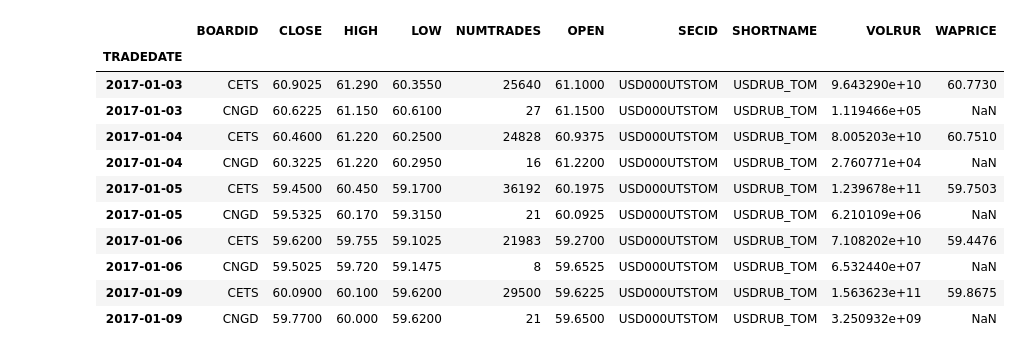
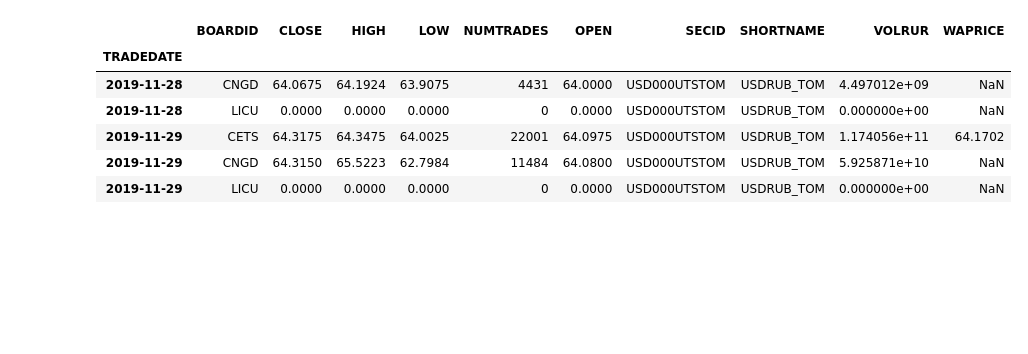
Before and after one commit to sescobar99/MS-labs, a Jupyter notebook: Taller_1/Ejercicio_4/Ejercicio_4.ipynb, the cells around one changed output. Cells and saved outputs as stored; diff of their text form; code cells hidden in the pictures; blank space fills up the shorter version.

```diff
--- a/Taller_1/Ejercicio_4/Ejercicio_4.ipynb
+++ b/Taller_1/Ejercicio_4/Ejercicio_4.ipynb
@@ -1,20 +48,15 @@
 # %%
 import pandas_datareader.data as web
 import datetime
 
 f = web.DataReader('USD000UTSTOM', 'moex', start='2017-01-01', end='2019-12-01')
-f.head(10)
+f.tail()
 # %% [output]
 |  | BOARDID | CLOSE | HIGH | LOW | NUMTRADES | OPEN | SECID | SHORTNAME | VOLRUR | WAPRICE |
 | TRADEDATE |  |  |  |  |  |  |  |  |  |  |
-| 2017-01-03 | CETS | 60.9025 | 61.290 | 60.3550 | 25640 | 61.1000 | USD000UTSTOM | USDRUB_TOM | 9.643290e+10 | 60.7730 |
-| 2017-01-03 | CNGD | 60.6225 | 61.150 | 60.6100 | 27 | 61.1500 | USD000UTSTOM | USDRUB_TOM | 1.119466e+05 | NaN |
-| 2017-01-04 | CETS | 60.4600 | 61.220 | 60.2500 | 24828 | 60.9375 | USD000UTSTOM | USDRUB_TOM | 8.005203e+10 | 60.7510 |
-| 2017-01-04 | CNGD | 60.3225 | 61.220 | 60.2950 | 16 | 61.2200 | USD000UTSTOM | USDRUB_TOM | 2.760771e+04 | NaN |
-| 2017-01-05 | CETS | 59.4500 | 60.450 | 59.1700 | 36192 | 60.1975 | USD000UTSTOM | USDRUB_TOM | 1.239678e+11 | 59.7503 |
-| 2017-01-05 | CNGD | 59.5325 | 60.170 | 59.3150 | 21 | 60.0925 | USD000UTSTOM | USDRUB_TOM | 6.210109e+06 | NaN |
-| 2017-01-06 | CETS | 59.6200 | 59.755 | 59.1025 | 21983 | 59.2700 | USD000UTSTOM | USDRUB_TOM | 7.108202e+10 | 59.4476 |
-| 2017-01-06 | CNGD | 59.5025 | 59.720 | 59.1475 | 8 | 59.6525 | USD000UTSTOM | USDRUB_TOM | 6.532440e+07 | NaN |
-| 2017-01-09 | CETS | 60.0900 | 60.100 | 59.6200 | 29500 | 59.6225 | USD000UTSTOM | USDRUB_TOM | 1.563623e+11 | 59.8675 |
-| 2017-01-09 | CNGD | 59.7700 | 60.000 | 59.6200 | 21 | 59.6500 | USD000UTSTOM | USDRUB_TOM | 3.250932e+09 | NaN |
+| 2019-11-28 | CNGD | 64.0675 | 64.1924 | 63.9075 | 4431 | 64.0000 | USD000UTSTOM | USDRUB_TOM | 4.497012e+09 | NaN |
+| 2019-11-28 | LICU | 0.0000 | 0.0000 | 0.0000 | 0 | 0.0000 | USD000UTSTOM | USDRUB_TOM | 0.000000e+00 | NaN |
+| 2019-11-29 | CETS | 64.3175 | 64.3475 | 64.0025 | 22001 | 64.0975 | USD000UTSTOM | USDRUB_TOM | 1.174056e+11 | 64.1702 |
+| 2019-11-29 | CNGD | 64.3150 | 65.5223 | 62.7984 | 11484 | 64.0800 | USD000UTSTOM | USDRUB_TOM | 5.925871e+10 | NaN |
+| 2019-11-29 | LICU | 0.0000 | 0.0000 | 0.0000 | 0 | 0.0000 | USD000UTSTOM | USDRUB_TOM | 0.000000e+00 | NaN |
 # %%
```
Also changed, not shown: parts of 4 cells of this notebook.
